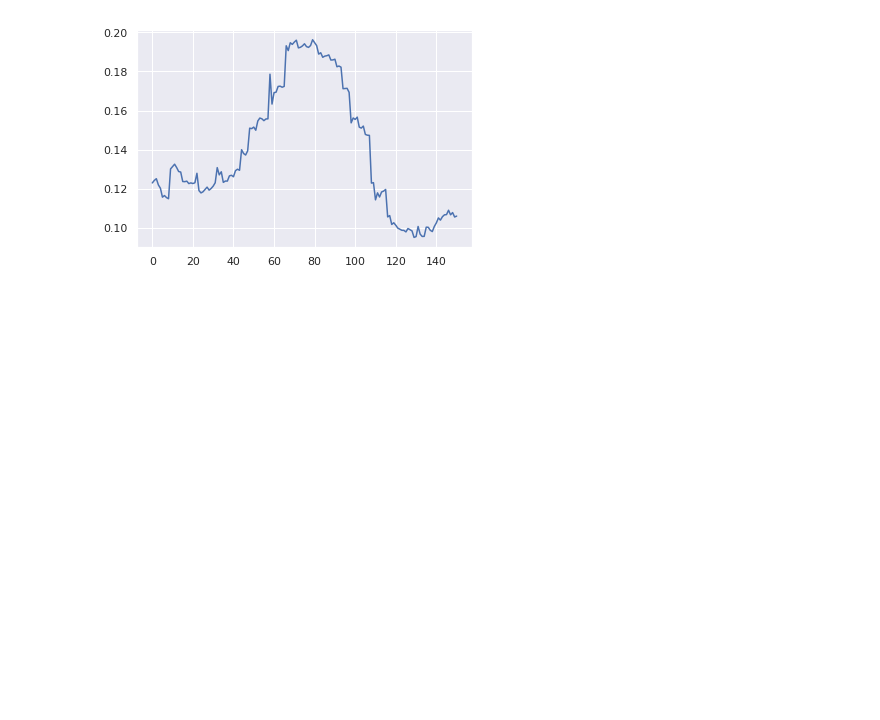
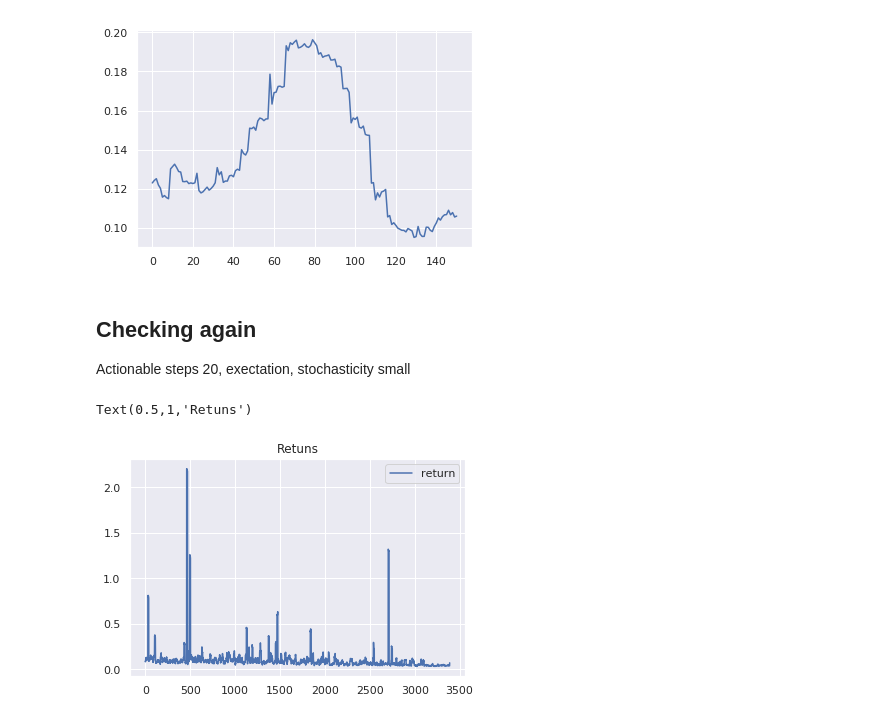
Before and after one commit to Rkeramati/cvar, a Jupyter notebook: hiv/Untitled.ipynb, the cells around one changed output. Cells and saved outputs as stored; diff of their text form; code cells hidden in the pictures; blank space fills up the shorter version.

```diff
--- a/hiv/Untitled.ipynb
+++ b/hiv/Untitled.ipynb
@@ -537,3 +574,25 @@ plt.plot(res)
 # %% [output]
 [<matplotlib.lines.Line2D at 0x...>]
 [figure]
+# %% [markdown]
+## Checking again
+Actionable steps 20, exectation, stochasticity small
+# %%
+data = pickle.load(open('results/st_exp_20_seed%d_20000.p'%(1), 'rb'))
+res = mv(data['returns'][:20000, 0], 10)
+for i in [2, 3, 4]:
+    data = pickle.load(open('results/st_exp_20_seed%d_20000.p'%(i), 'rb'))
+    res += mv(data['returns'][:20000, 0], 10)
+res /= 4
+plt.plot(res, label = 'return')
+plt.legend()
+plt.title("Retuns")
+# %%
+data = pickle.load(open('results/st_cvar_20_seed_%d_3400.p'%(1), 'rb'))
+res = mv(data['returns'][:3400, 0], 10)
+plt.plot(res, label = 'return')
+plt.legend()
+plt.title("Retuns")
+# %% [output]
+Text(0.5,1,'Retuns')
+[figure, added]
```
Also changed, not shown: parts of 10 cells of this notebook, 12 other files.
